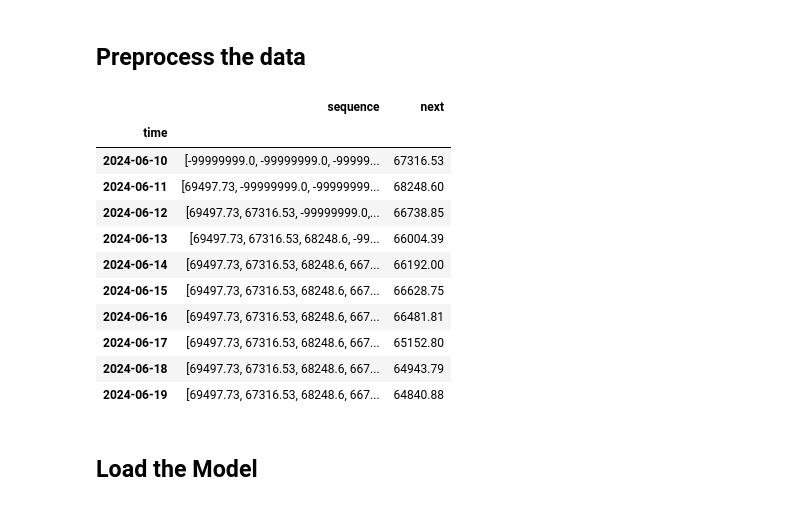
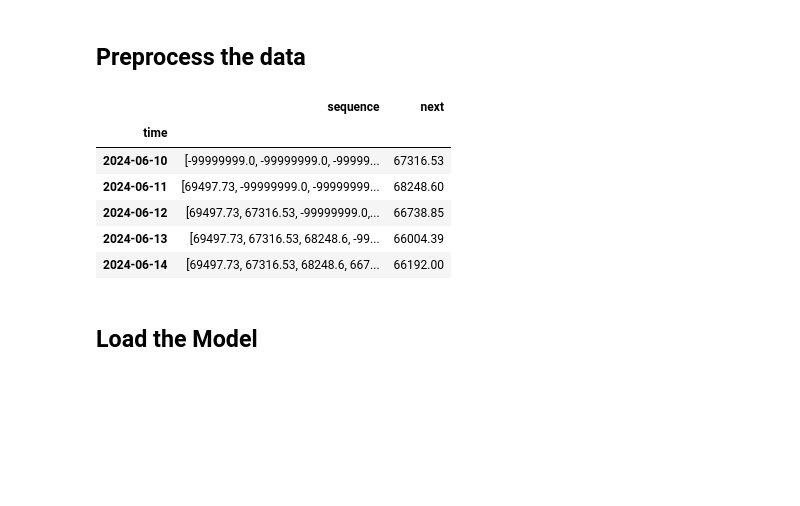
Before and after one commit to matteoshafer/cryptoTrading_fork, a Jupyter notebook: training notebooks/transformer.ipynb, the cells around one changed output. Cells and saved outputs as stored; diff of their text form; code cells hidden in the pictures; blank space fills up the shorter version.

```diff
--- a/training notebooks/transformer.ipynb
+++ b/training notebooks/transformer.ipynb
@@ -126,31 +123,26 @@ Sequence the data to make it predict the next price
 # %%
 seqs = []
 nexts = []
 for i in range(len(daily_data)):
     try:
         seq, next = sequence(daily_data['close'], i)
         seqs.append(seq)
         nexts.append(next)
     except Exception as e:
         print(f'Error at {i} Exception:', e)
 
 seqs = [padding(seq, len(daily_data)) for seq in seqs]
 daily_data['sequence'] = seqs
 daily_data['next'] = nexts
-daily_data[['sequence', 'next']].head(10)
+daily_data[['sequence', 'next']].head()
 # %% [output]
 |  | sequence | next |
 | time |  |  |
 | 2024-06-10 | [-99999999.0, -99999999.0, -99999... | 67316.53 |
 | 2024-06-11 | [69497.73, -99999999.0, -99999999... | 68248.60 |
 | 2024-06-12 | [69497.73, 67316.53, -99999999.0,... | 66738.85 |
 | 2024-06-13 | [69497.73, 67316.53, 68248.6, -99... | 66004.39 |
 | 2024-06-14 | [69497.73, 67316.53, 68248.6, 667... | 66192.00 |
-| 2024-06-15 | [69497.73, 67316.53, 68248.6, 667... | 66628.75 |
-| 2024-06-16 | [69497.73, 67316.53, 68248.6, 667... | 66481.81 |
-| 2024-06-17 | [69497.73, 67316.53, 68248.6, 667... | 65152.80 |
-| 2024-06-18 | [69497.73, 67316.53, 68248.6, 667... | 64943.79 |
-| 2024-06-19 | [69497.73, 67316.53, 68248.6, 667... | 64840.88 |
 # %% [markdown]
 ## Load the Model
 # %% [markdown]
```
Also changed, not shown: parts of 10 cells of this notebook, 5 other files.
